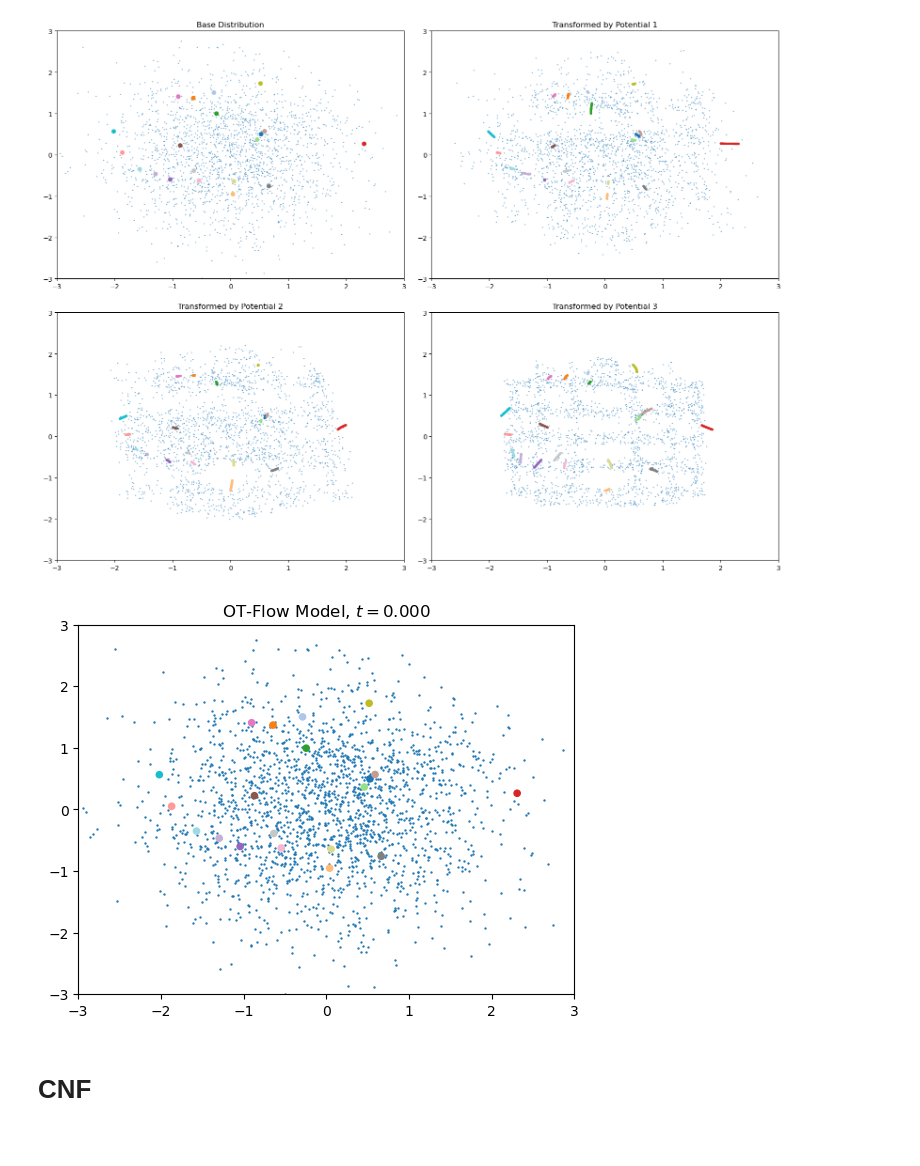
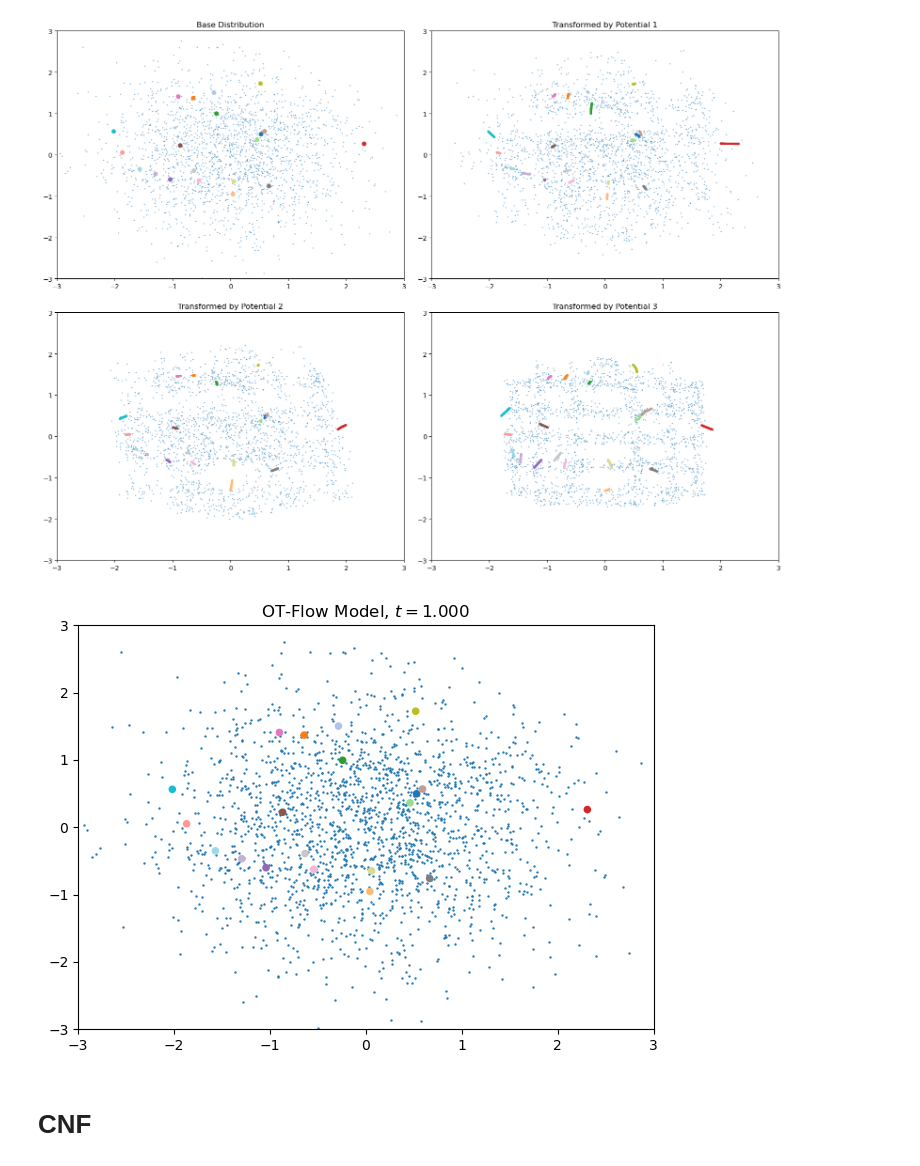
Before and after one commit to moritzp23/Normalizing-Flows, a Jupyter notebook: continous_animation.ipynb, the cells around one changed output. Cells and saved outputs as stored; diff of their text form; code cells hidden in the pictures.

Commit message:
Add files via upload
fixed time in plots

```diff
--- a/continous_animation.ipynb
+++ b/continous_animation.ipynb
@@ -171,24 +171,24 @@ stepwise_sample_colors_otf_stacked = jnp.hstack((stepwise_sample_colors_otf[1:][
 # %%
 frames = len(stepwise_sample_otf_stacked[0])
 # %%
-fig, ax = plt.subplots()
+fig, ax = plt.subplots(layout='tight')
 
 s1 = ax.scatter([], [], s=0.5)
 s2 = ax.scatter(jnp.empty(20), jnp.empty(20), c=colors, s=20.)
 
 ax.set_xlim((-3,3))
 ax.set_ylim((-3,3))
-title = ax.set_title(r"OT-Flow Model, $t=0.000$")
+title = ax.set_title(r"OT-Flow Model, $t=1.000$")
 
 def update(i):
     s1.set_offsets(np.column_stack([stepwise_sample_otf_stacked[:, i, 0], stepwise_sample_otf_stacked[:, i, 1]]))
     s2.set_offsets(np.column_stack([stepwise_sample_colors_otf_stacked[:, i, 0], stepwise_sample_colors_otf_stacked[:, i, 1]]))
-    title.set_text(fr"OT-Flow Model, $t={i/(frames - 1):.3f}$")
+    title.set_text(fr"OT-Flow Model, $t={1 - i/(frames - 1):.3f}$")
 
 ani = animation.FuncAnimation(fig, update, frames=frames, interval=100)
 ani.save('otf.gif', writer='pillow')
 # %% [output]
-[figure, old version]
+[figure, new version]
 # %% [markdown]
 # CNF
 # %%
```
Also changed, not shown: parts of 3 cells of this notebook.
